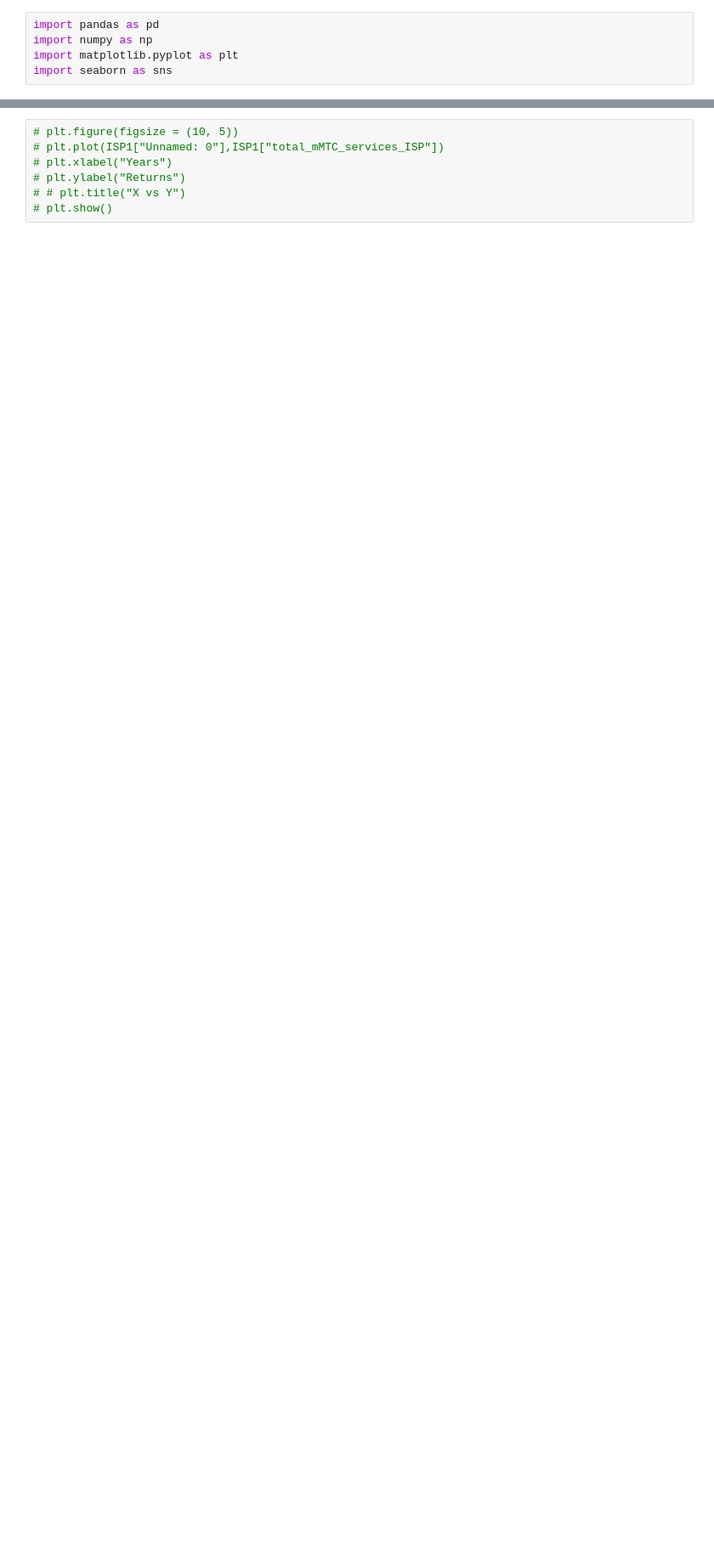
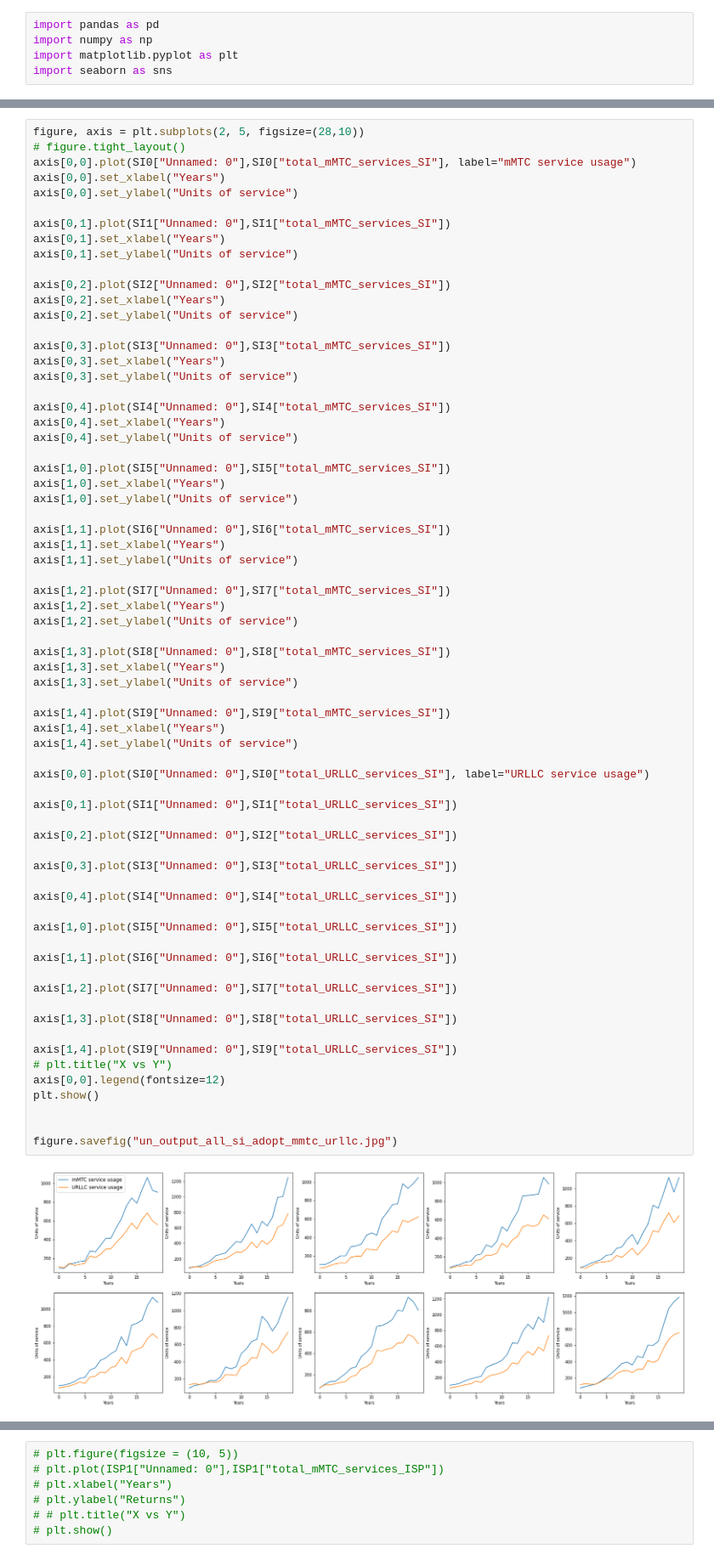
Before and after one commit to frenzytejask98/Thesis, a Jupyter notebook: Viz.ipynb, the cells around one changed output, grey strips where cells are left out. Shown: that part at 85% size. Drawn from its saved outputs; the diff is of its cells as text; blank space fills up the shorter version.

```diff
--- a/Viz.ipynb
+++ b/Viz.ipynb
@@ -83 +121,71 @@ figure.savefig("output_all_si_adopt.jpg")
+# %%
+figure, axis = plt.subplots(2, 5, figsize=(28,10))
+# figure.tight_layout()
+axis[0,0].plot(SI0["Unnamed: 0"],SI0["total_mMTC_services_SI"], label="mMTC service usage")
+axis[0,0].set_xlabel("Years")
+axis[0,0].set_ylabel("Units of service")
+
+axis[0,1].plot(SI1["Unnamed: 0"],SI1["total_mMTC_services_SI"])
+axis[0,1].set_xlabel("Years")
+axis[0,1].set_ylabel("Units of service")
+
+axis[0,2].plot(SI2["Unnamed: 0"],SI2["total_mMTC_services_SI"])
+axis[0,2].set_xlabel("Years")
+axis[0,2].set_ylabel("Units of service")
+
+axis[0,3].plot(SI3["Unnamed: 0"],SI3["total_mMTC_services_SI"])
+axis[0,3].set_xlabel("Years")
+axis[0,3].set_ylabel("Units of service")
+
+axis[0,4].plot(SI4["Unnamed: 0"],SI4["total_mMTC_services_SI"])
+axis[0,4].set_xlabel("Years")
+axis[0,4].set_ylabel("Units of service")
+
+axis[1,0].plot(SI5["Unnamed: 0"],SI5["total_mMTC_services_SI"])
+axis[1,0].set_xlabel("Years")
+axis[1,0].set_ylabel("Units of service")
+
+axis[1,1].plot(SI6["Unnamed: 0"],SI6["total_mMTC_services_SI"])
+axis[1,1].set_xlabel("Years")
+axis[1,1].set_ylabel("Units of service")
+
+axis[1,2].plot(SI7["Unnamed: 0"],SI7["total_mMTC_services_SI"])
+axis[1,2].set_xlabel("Years")
+axis[1,2].set_ylabel("Units of service")
+
+axis[1,3].plot(SI8["Unnamed: 0"],SI8["total_mMTC_services_SI"])
+axis[1,3].set_xlabel("Years")
+axis[1,3].set_ylabel("Units of service")
+
+axis[1,4].plot(SI9["Unnamed: 0"],SI9["total_mMTC_services_SI"])
+axis[1,4].set_xlabel("Years")
+axis[1,4].set_ylabel("Units of service")
+
+axis[0,0].plot(SI0["Unnamed: 0"],SI0["total_URLLC_services_SI"], label="URLLC service usage")
+
+axis[0,1].plot(SI1["Unnamed: 0"],SI1["total_URLLC_services_SI"])
+
+axis[0,2].plot(SI2["Unnamed: 0"],SI2["total_URLLC_services_SI"])
+
+axis[0,3].plot(SI3["Unnamed: 0"],SI3["total_URLLC_services_SI"])
+
+axis[0,4].plot(SI4["Unnamed: 0"],SI4["total_URLLC_services_SI"])
+
+axis[1,0].plot(SI5["Unnamed: 0"],SI5["total_URLLC_services_SI"])
+
+axis[1,1].plot(SI6["Unnamed: 0"],SI6["total_URLLC_services_SI"])
+
+axis[1,2].plot(SI7["Unnamed: 0"],SI7["total_URLLC_services_SI"])
+
+axis[1,3].plot(SI8["Unnamed: 0"],SI8["total_URLLC_services_SI"])
+
+axis[1,4].plot(SI9["Unnamed: 0"],SI9["total_URLLC_services_SI"])
+# plt.title("X vs Y")
+axis[0,0].legend(fontsize=12)
+plt.show()
+
+
+figure.savefig("un_output_all_si_adopt_mmtc_urllc.jpg")
+# %% [output]
+[figure, added]
 # %%
```
Also changed, not shown: parts of 10 cells of this notebook, 51 other files.
